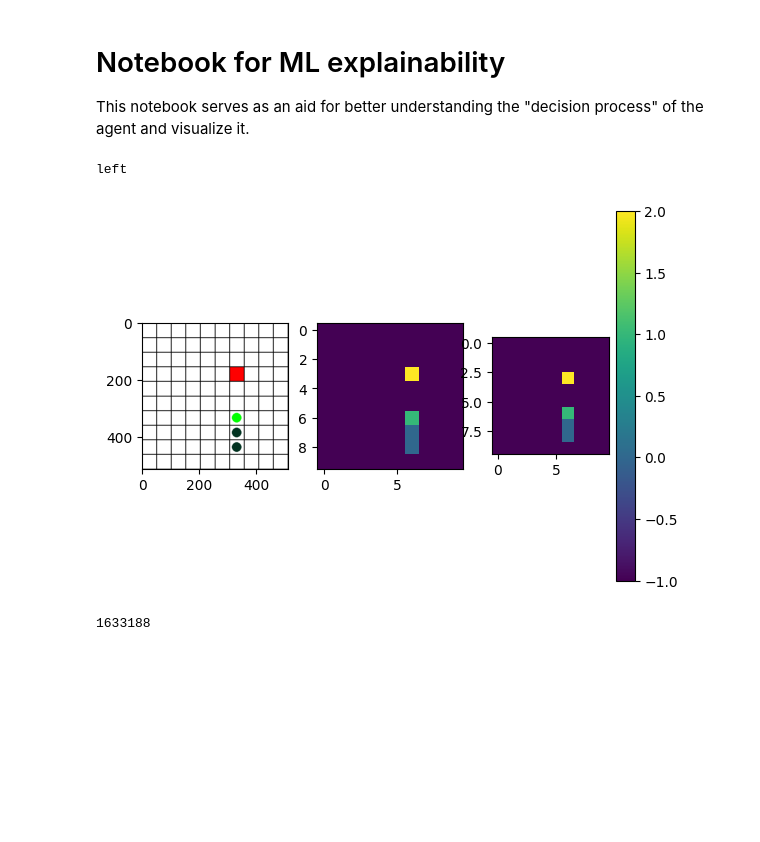
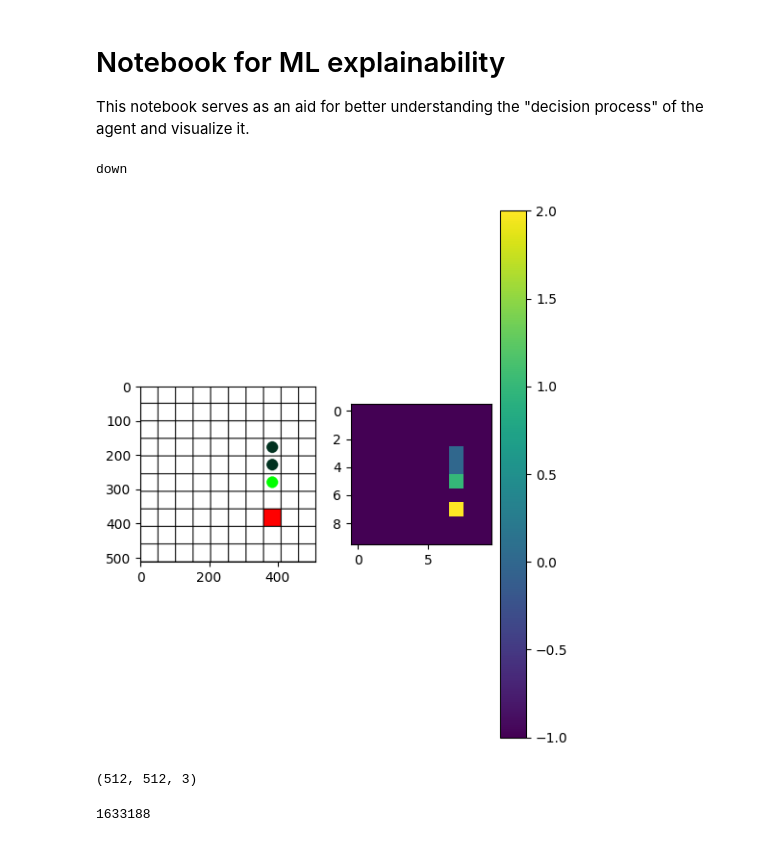
Before and after one commit to fredpell1/snake-RL, a Jupyter notebook: src/explainability.ipynb, the cells around one changed output. Cells and saved outputs as stored; diff of their text form; code cells hidden in the pictures; blank space fills up the shorter version.

```diff
--- a/src/explainability.ipynb
+++ b/src/explainability.ipynb
@@ -20,25 +20,30 @@ action_to_direction = {
 # %%
 env = SnakeEnv('rgb_array', 10)
 env = MultiFrame(env,2)
-agent, _ = load_config_file(DQNAgent, '../configs/dqn-cnn/DQN-CNN-V3.yaml', '../saved_agent/', False)
+agent, _ = load_config_file(DQNAgent, '../configs/dqn-cnn/DQN-CNN-V3.yaml', '../saved_agent/dqn-cnn/', False)
 observation,_,pixels = env.reset()
 grid = agent._get_state_from_obs(observation)
 action = agent.select_action(observation)
 # %%
+plt.figure(figsize=(8,8))
 plt.subplot(1,3,1)
 plt.imshow(pixels)
 plt.subplot(1,3,2)
 plt.imshow(grid[0,1].detach().numpy())
-plt.subplot(1,3,3)
-plt.imshow(grid[0,0].detach().numpy())
+# plt.subplot(1,3,3)
+# plt.imshow(grid[0,0].detach().numpy())
 plt.colorbar()
 observation, reward, target, terminated, info, pixels = env.step(action)
 grid = agent._get_state_from_obs(observation)
 action = agent.select_action(observation)
 print(action_to_direction[action])
 # %% [output]
-left
+down
-[figure, old version]
+[figure, new version]
+# %%
+pixels.shape
+# %% [output]
+(512, 512, 3)
 # %%
 total_params = sum(p.numel() for p in agent.value_function.parameters())
 total_params
```
Also changed, not shown: 4 other files.
